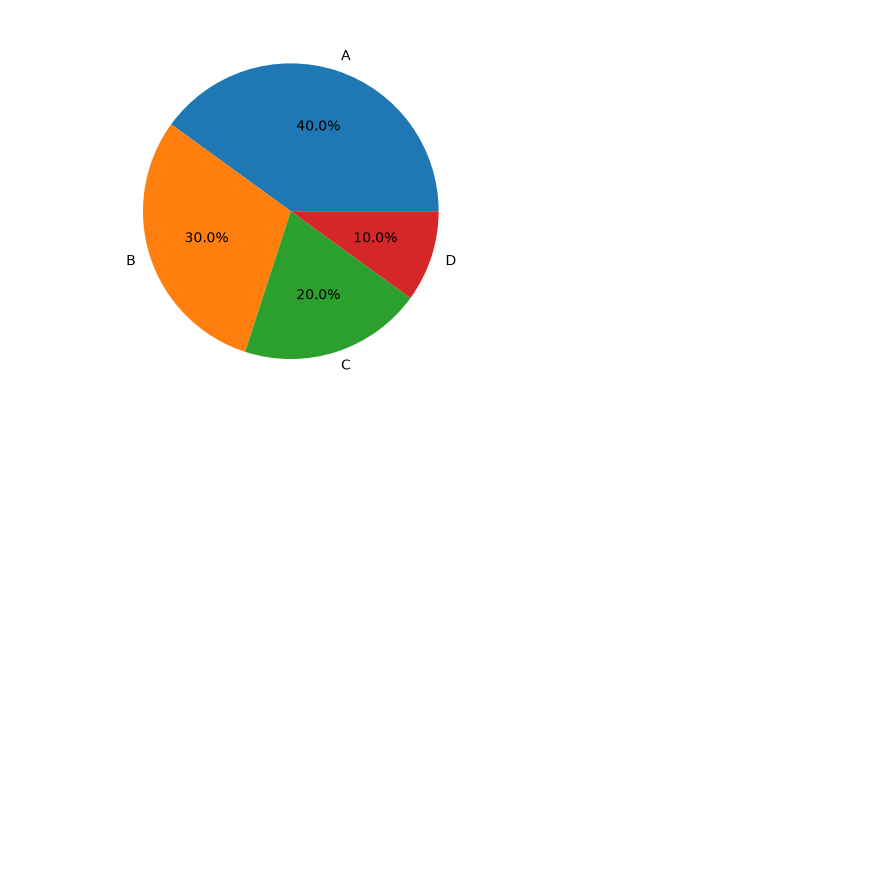
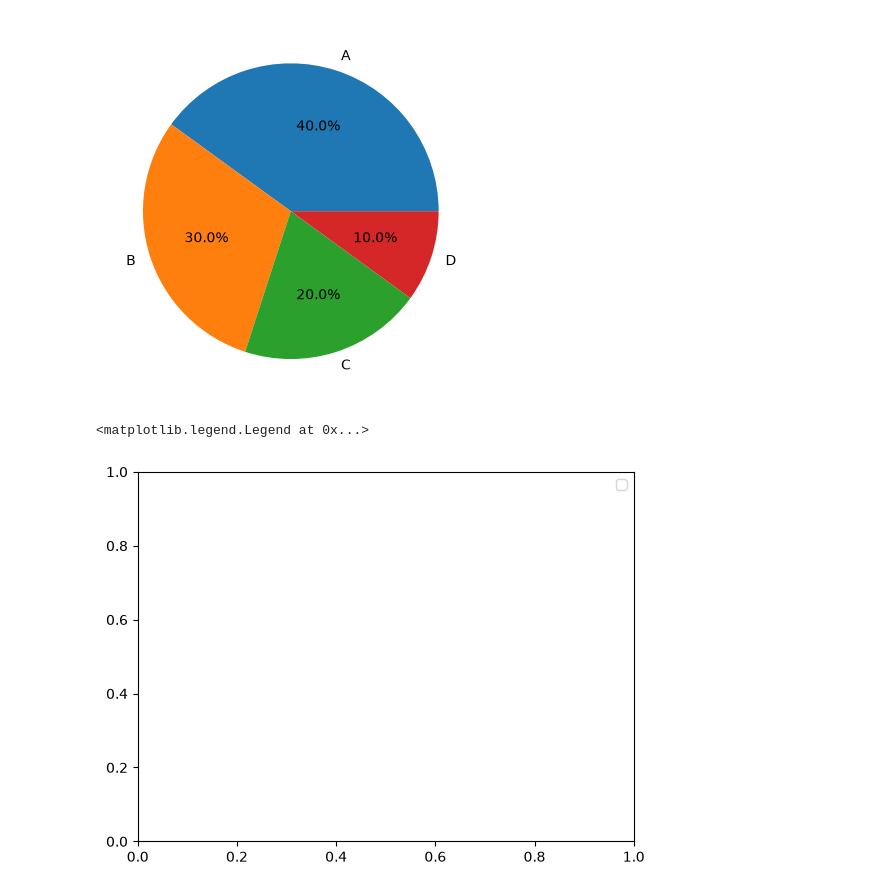
Before and after one commit to akmal-05/101-Python-for-Data-Science, a Jupyter notebook: D16_Matplotlib.ipynb, the cells around one changed output. Drawn from its saved outputs; the diff is of its cells as text; code cells hidden in the pictures; blank space fills up the shorter version.

```diff
--- a/D16_Matplotlib.ipynb
+++ b/D16_Matplotlib.ipynb
@@ -94,3 +94,10 @@ plt.pie(sizes,
 [figure]
 <matplotlib.container.PieContainer at 0x...>
 [figure]
+# %%
+
+
+plt.legend()
+# %% [output]
+<matplotlib.legend.Legend at 0x...>
+[figure, added]
```
